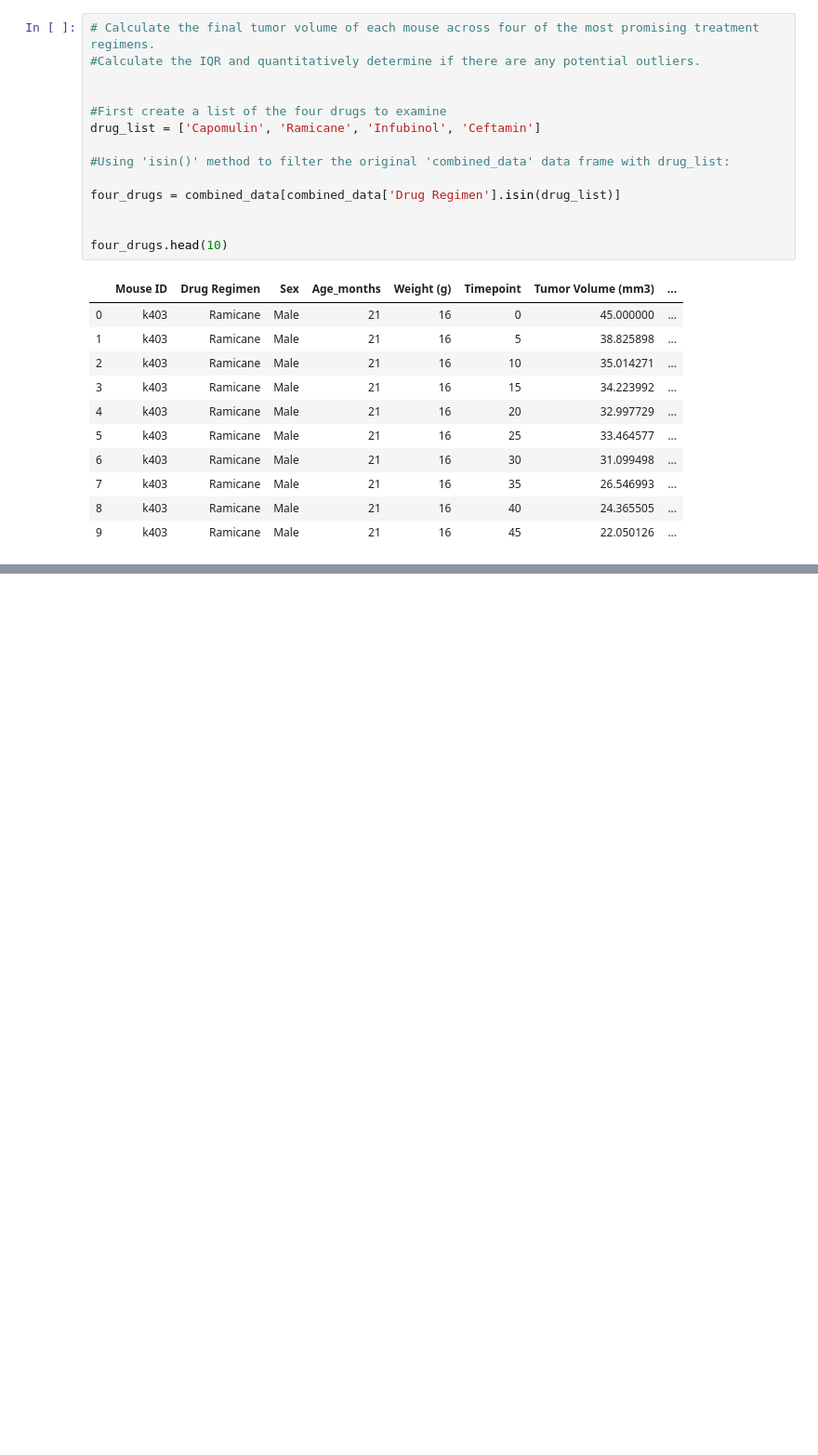
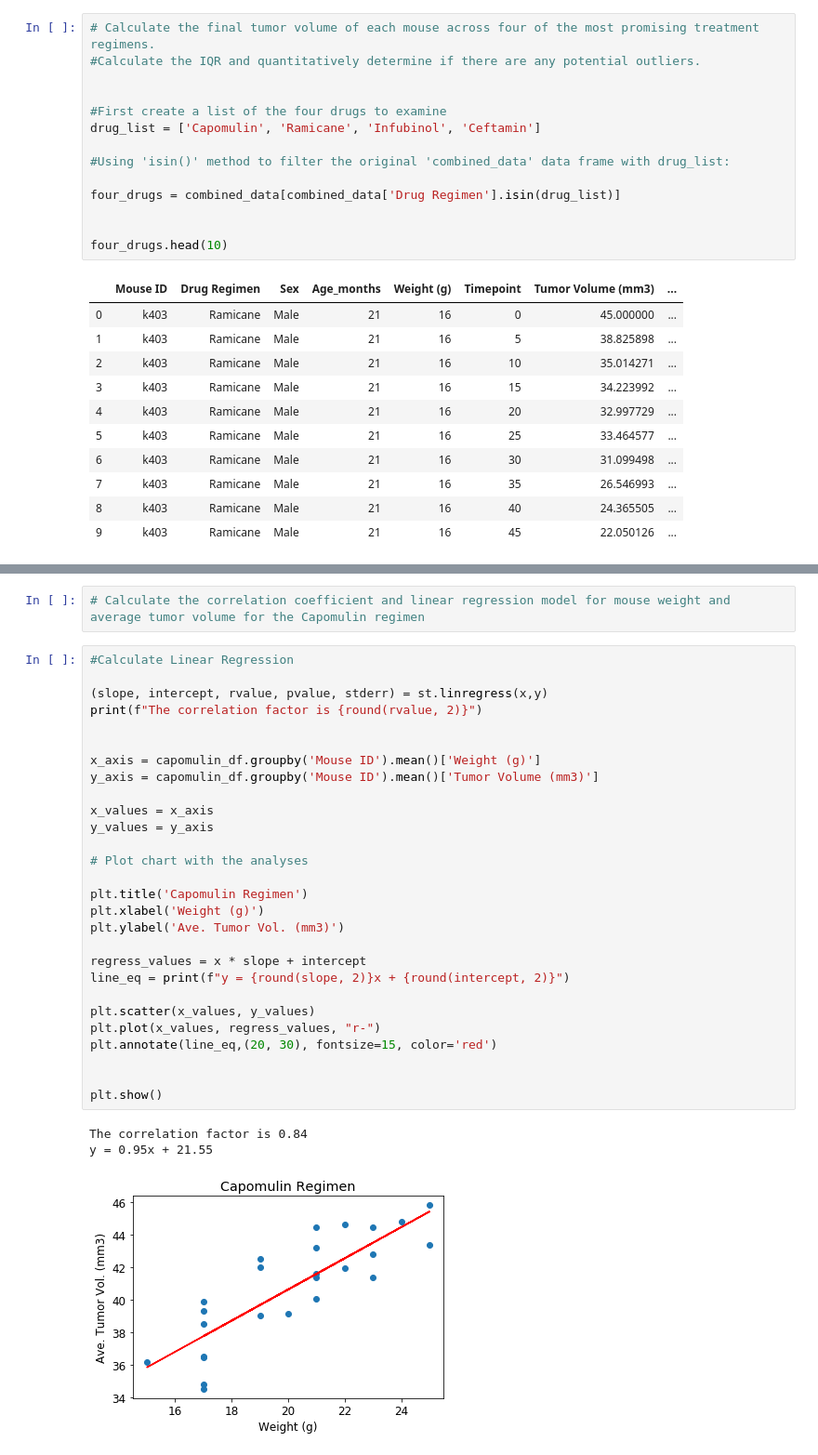
Before and after one commit to Uche-UJO/MatPlotLib-Challenge, a Jupyter notebook: Resources/Pyma_workbook.ipynb, the cells around one changed output, grey strips where cells are left out. Shown: that part at 93% size. Saved outputs shown, nothing was run; the diff lists cells and outputs as text; blank space fills up the shorter version.

```diff
--- a/Resources/Pyma_workbook.ipynb
+++ b/Resources/Pyma_workbook.ipynb
@@ -181,0 +355,34 @@ four_last_tumor = four_drugs.groupby(['Drug Regimen','Mouse ID']).agg(\
+# %%
+# Calculate the correlation coefficient and linear regression model for mouse weight and average tumor volume for the Capomulin regimen
+# %%
+#Calculate Linear Regression
+
+(slope, intercept, rvalue, pvalue, stderr) = st.linregress(x,y)
+print(f"The correlation factor is {round(rvalue, 2)}")
+
+
+x_axis = capomulin_df.groupby('Mouse ID').mean()['Weight (g)']
+y_axis = capomulin_df.groupby('Mouse ID').mean()['Tumor Volume (mm3)']
+
+x_values = x_axis
+y_values = y_axis
+
+# Plot chart with the analyses
+
+plt.title('Capomulin Regimen')
+plt.xlabel('Weight (g)')
+plt.ylabel('Ave. Tumor Vol. (mm3)')
+
+regress_values = x * slope + intercept
+line_eq = print(f"y = {round(slope, 2)}x + {round(intercept, 2)}")
+
+plt.scatter(x_values, y_values)
+plt.plot(x_values, regress_values, "r-")
+plt.annotate(line_eq,(20, 30), fontsize=15, color='red')
+
+
+plt.show()
+# %% [output]
+The correlation factor is 0.84
+y = 0.95x + 21.55
+[figure, added]
```
Also changed, not shown: parts of 19 cells of this notebook.
